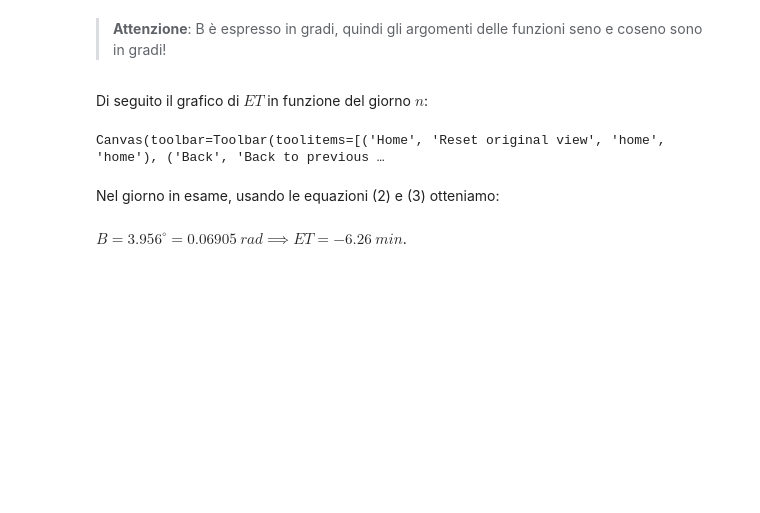
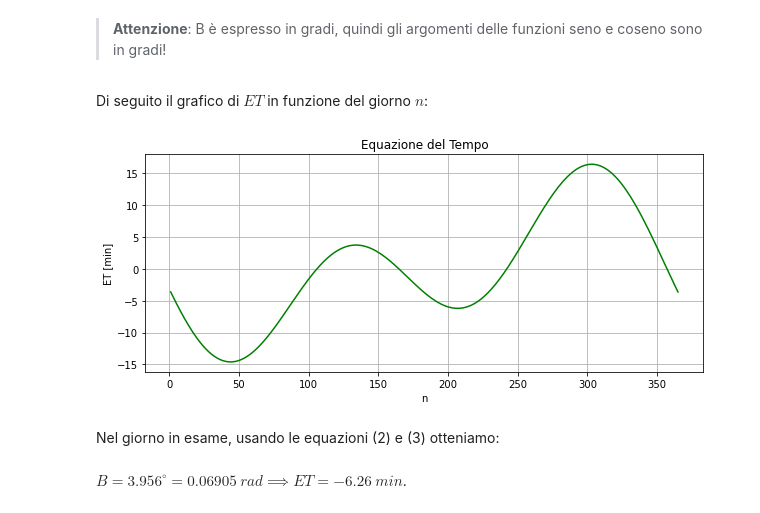
Before and after one commit to DSSchiera/materials, a Jupyter notebook: EFR2021_ES4_Angoli_Solari.ipynb, the cells around one changed output. Cells and saved outputs as stored; diff of their text form; code cells hidden in the pictures; blank space fills up the shorter version.

```diff
--- a/EFR2021_ES4_Angoli_Solari.ipynb
+++ b/EFR2021_ES4_Angoli_Solari.ipynb
@@ -92,17 +95,17 @@ Di seguito il grafico di $ET$ in funzione del giorno $n$:
 # %%
 # ET function
 nx = np.array([x for x in range(1,366)])
 Bx = (360*(nx-81)/364)*np.pi/180
 ETy = 9.87*np.sin(2*Bx)-7.53*np.cos(Bx)-1.5*np.sin(Bx)
-fig, ax = plt.subplots(1,1,figsize=(12, 6))
+fig, ax = plt.subplots(1,1,figsize=(10, 4))
 fig.canvas.header_visible = False
 ax.plot(nx,ETy,c='g')
 ax.set_title('Equazione del Tempo')
 ax.set_xlabel('n')
 ax.set_ylabel('ET [min]')
 ax.grid('on')
 # %% [output]
-Canvas(toolbar=Toolbar(toolitems=[('Home', 'Reset original view', 'home', 'home'), ('Back', 'Back to previous …
+[figure, added]
 # %% [markdown]
 Nel giorno in esame, usando le equazioni (2) e (3) otteniamo:
 # %%
```
Also changed, not shown: parts of 18 cells of this notebook.
